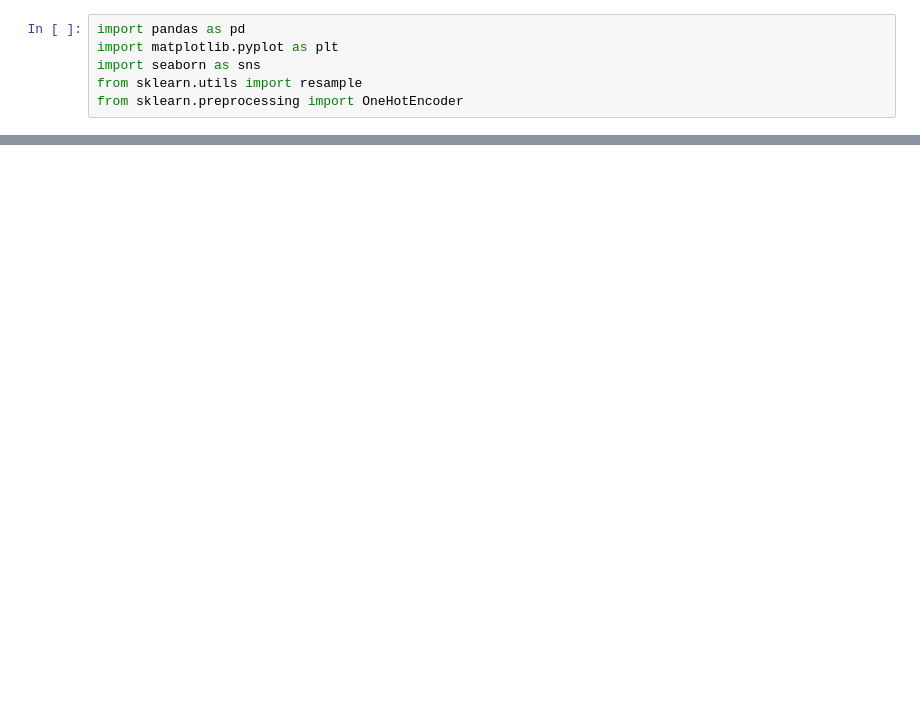
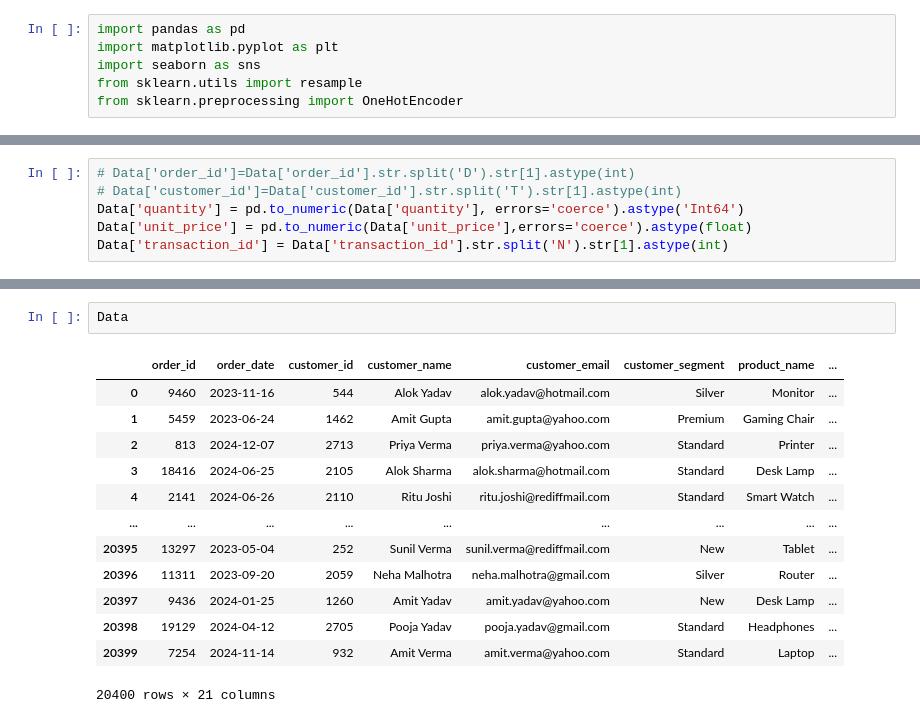
Before and after one commit to ompatilm4-web/E-commerce_EDA, a Jupyter notebook: Notebooks/Analysis.ipynb, the cells around one changed output, grey strips where cells are left out. Saved outputs shown, nothing was run; the diff lists cells and outputs as text; blank space fills up the shorter version.

```diff
--- a/Notebooks/Analysis.ipynb
+++ b/Notebooks/Analysis.ipynb
@@ -25,3 +117,9 @@ Data
+# %%
+# Data['order_id']=Data['order_id'].str.split('D').str[1].astype(int)
+# Data['customer_id']=Data['customer_id'].str.split('T').str[1].astype(int)
+Data['quantity'] = pd.to_numeric(Data['quantity'], errors='coerce').astype('Int64')
+Data['unit_price'] = pd.to_numeric(Data['unit_price'],errors='coerce').astype(float)
+Data['transaction_id'] = Data['transaction_id'].str.split('N').str[1].astype(int)
 # %%
 Data.info()
 # %% [output]
@@ -44,0 +143,16 @@ memory usage: 961.1 KB
+# %%
+Data
+# %% [output]
+|  | order_id | order_date | customer_id | customer_name | customer_email | customer_segment | product_name | ... |
+| 0 | 9460 | 2023-11-16 | 544 | Alok Yadav | alok.yadav@hotmail.com | Silver | Monitor | ... |
+| 1 | 5459 | 2023-06-24 | 1462 | Amit Gupta | amit.gupta@yahoo.com | Premium | Gaming Chair | ... |
+| 2 | 813 | 2024-12-07 | 2713 | Priya Verma | priya.verma@yahoo.com | Standard | Printer | ... |
+| 3 | 18416 | 2024-06-25 | 2105 | Alok Sharma | alok.sharma@hotmail.com | Standard | Desk Lamp | ... |
+| 4 | 2141 | 2024-06-26 | 2110 | Ritu Joshi | ritu.joshi@rediffmail.com | Standard | Smart Watch | ... |
+| ... | ... | ... | ... | ... | ... | ... | ... | ... |
+| 20395 | 13297 | 2023-05-04 | 252 | Sunil Verma | sunil.verma@rediffmail.com | New | Tablet | ... |
+| 20396 | 11311 | 2023-09-20 | 2059 | Neha Malhotra | neha.malhotra@gmail.com | Silver | Router | ... |
+| 20397 | 9436 | 2024-01-25 | 1260 | Amit Yadav | amit.yadav@yahoo.com | New | Desk Lamp | ... |
+| 20398 | 19129 | 2024-04-12 | 2705 | Pooja Yadav | pooja.yadav@gmail.com | Standard | Headphones | ... |
+| 20399 | 7254 | 2024-11-14 | 932 | Amit Verma | amit.verma@yahoo.com | Standard | Laptop | ... |
+20400 rows × 21 columns
```
Also changed, not shown: parts of 39 cells of this notebook, 3 other files.
